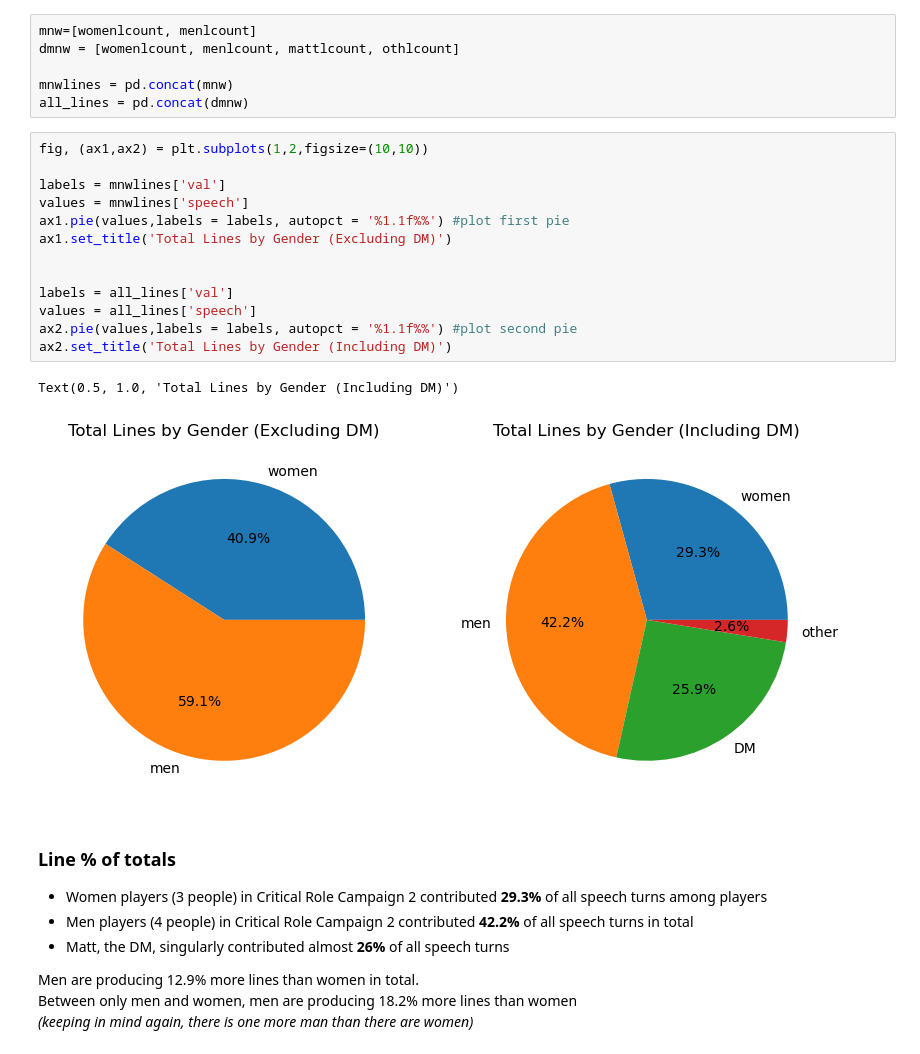
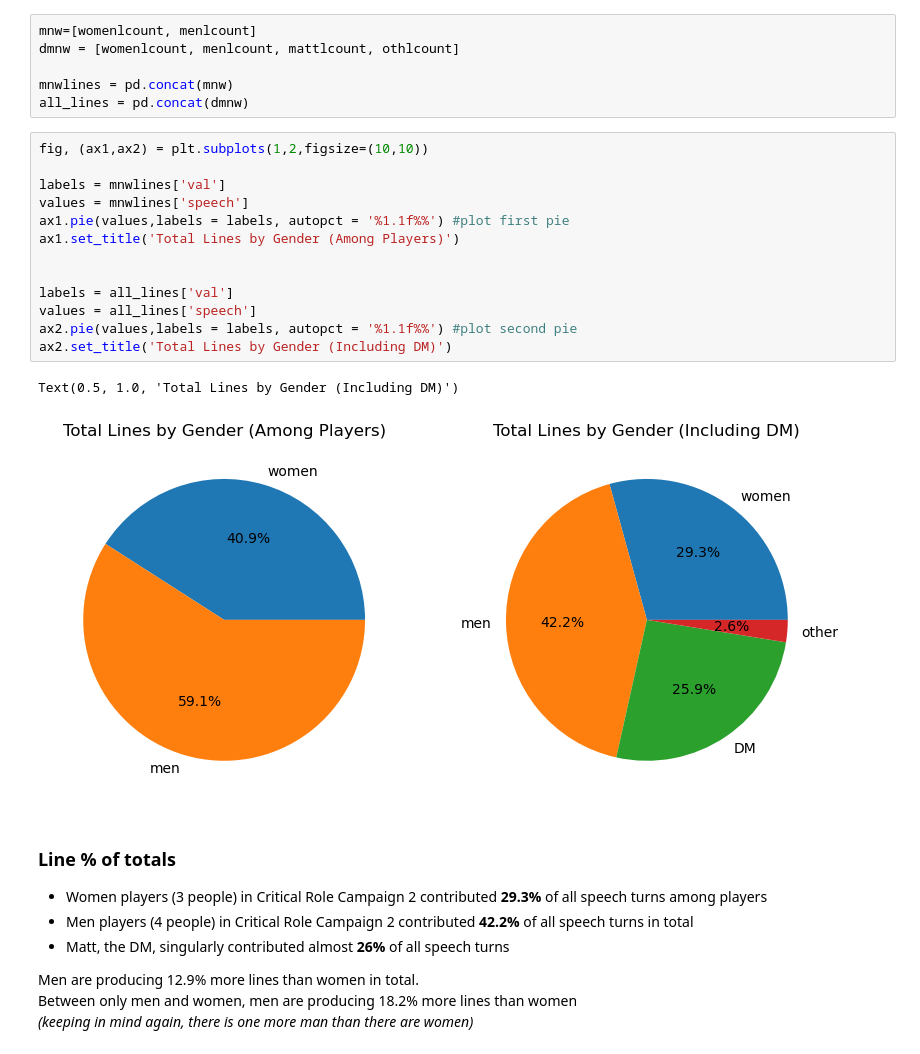
Before and after one commit to Data-Science-for-Linguists-2025/Critical-Role-Analysis, a Jupyter notebook: notebooks/cr_analysis.ipynb, the cells around one changed output. Drawn from its saved outputs; the diff is of its cells as text.

```diff
--- a/notebooks/cr_analysis.ipynb
+++ b/notebooks/cr_analysis.ipynb
@@ -590,19 +673,19 @@ all_lines = pd.concat(dmnw)
 # %%
 fig, (ax1,ax2) = plt.subplots(1,2,figsize=(10,10))
 
 labels = mnwlines['val']
 values = mnwlines['speech']
 ax1.pie(values,labels = labels, autopct = '%1.1f%%') #plot first pie
-ax1.set_title('Total Lines by Gender (Excluding DM)')
+ax1.set_title('Total Lines by Gender (Among Players)')
 
 
 labels = all_lines['val']
 values = all_lines['speech']
 ax2.pie(values,labels = labels, autopct = '%1.1f%%') #plot second pie
 ax2.set_title('Total Lines by Gender (Including DM)')
 # %% [output]
 Text(0.5, 1.0, 'Total Lines by Gender (Including DM)')
-[figure, old version]
+[figure, new version]
 # %% [markdown]
 ### Line % of totals
 
```
Also changed, not shown: parts of 37 cells of this notebook.
